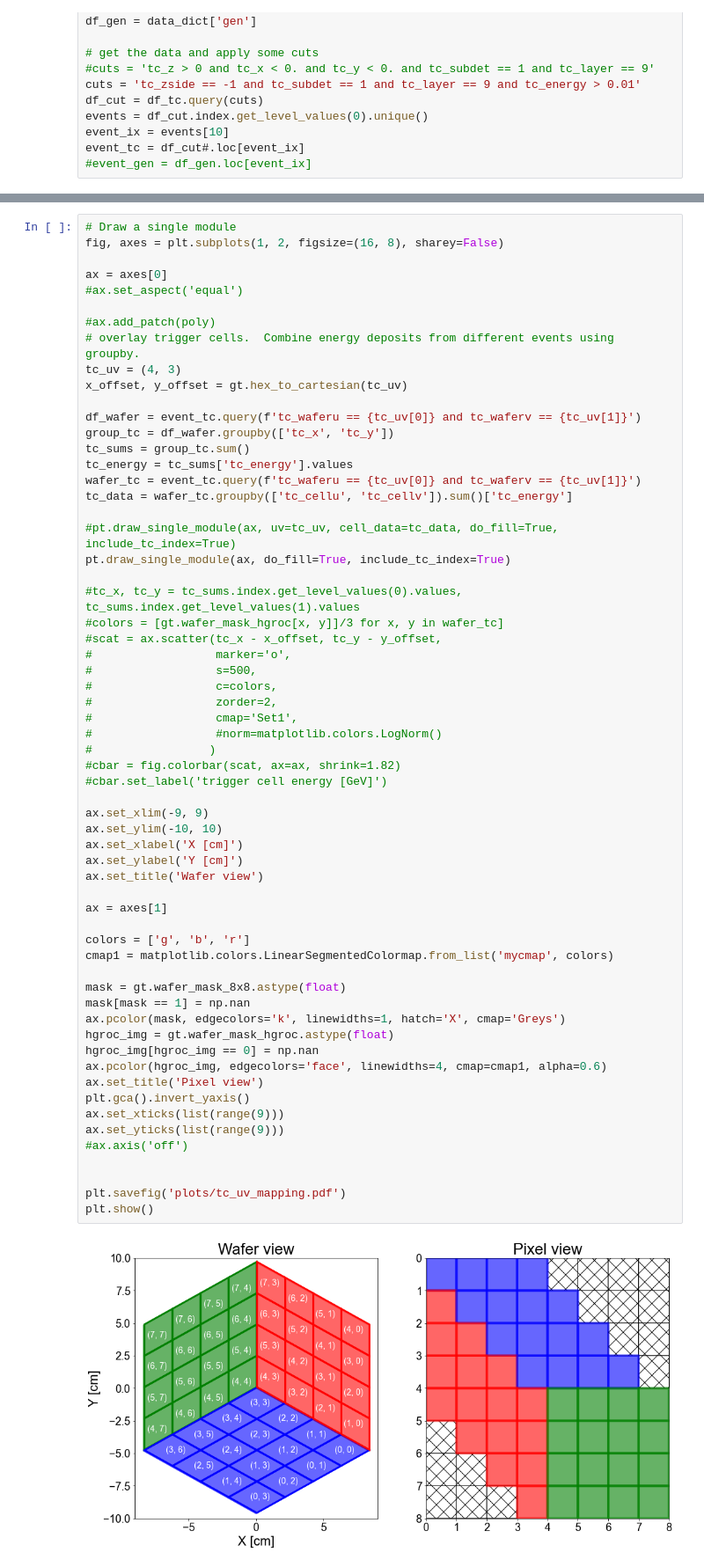
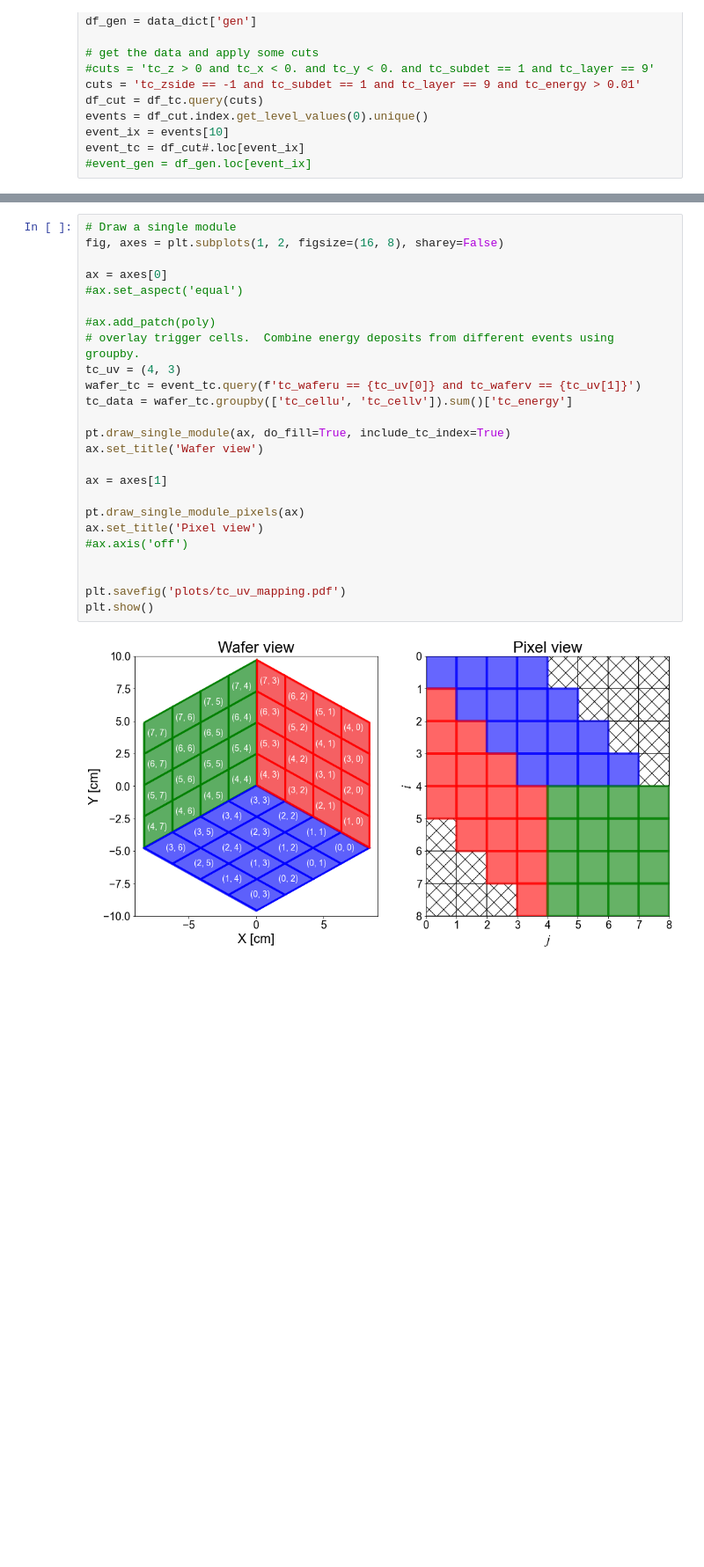
Before and after one commit to NWUHEP/hgcal-analysis, a Jupyter notebook: notebooks/tc_visualizer.ipynb, the cells around one changed output, grey strips where cells are left out. Shown at 88% size. Cells and saved outputs as stored; diff of their text form; blank space fills up the shorter version.

```diff
--- a/notebooks/tc_visualizer.ipynb
+++ b/notebooks/tc_visualizer.ipynb
@@ -162,66 +162,30 @@ plt.show()
 # %%
 # Draw a single module
 fig, axes = plt.subplots(1, 2, figsize=(16, 8), sharey=False)
 
 ax = axes[0]
 #ax.set_aspect('equal')
 
 #ax.add_patch(poly)
 # overlay trigger cells.  Combine energy deposits from different events using groupby.
 tc_uv = (4, 3)
-x_offset, y_offset = gt.hex_to_cartesian(tc_uv)
-
-df_wafer = event_tc.query(f'tc_waferu == {tc_uv[0]} and tc_waferv == {tc_uv[1]}')
-group_tc = df_wafer.groupby(['tc_x', 'tc_y'])
-tc_sums = group_tc.sum()
-tc_energy = tc_sums['tc_energy'].values
 wafer_tc = event_tc.query(f'tc_waferu == {tc_uv[0]} and tc_waferv == {tc_uv[1]}')
 tc_data = wafer_tc.groupby(['tc_cellu', 'tc_cellv']).sum()['tc_energy']
 
-#pt.draw_single_module(ax, uv=tc_uv, cell_data=tc_data, do_fill=True, include_tc_index=True)
 pt.draw_single_module(ax, do_fill=True, include_tc_index=True)
-
-#tc_x, tc_y = tc_sums.index.get_level_values(0).values, tc_sums.index.get_level_values(1).values
-#colors = [gt.wafer_mask_hgroc[x, y]]/3 for x, y in wafer_tc]
-#scat = ax.scatter(tc_x - x_offset, tc_y - y_offset,
-#                  marker='o',
-#                  s=500,
-#                  c=colors,
-#                  zorder=2,
-#                  cmap='Set1',
-#                  #norm=matplotlib.colors.LogNorm()
-#                 )
-#cbar = fig.colorbar(scat, ax=ax, shrink=1.82)
-#cbar.set_label('trigger cell energy [GeV]')
-
-ax.set_xlim(-9, 9)
-ax.set_ylim(-10, 10)
-ax.set_xlabel('X [cm]')
-ax.set_ylabel('Y [cm]')
 ax.set_title('Wafer view')
 
 ax = axes[1]
 
-colors = ['g', 'b', 'r']
-cmap1 = matplotlib.colors.LinearSegmentedColormap.from_list('mycmap', colors)
-
-mask = gt.wafer_mask_8x8.astype(float)
-mask[mask == 1] = np.nan
-ax.pcolor(mask, edgecolors='k', linewidths=1, hatch='X', cmap='Greys')
-hgroc_img = gt.wafer_mask_hgroc.astype(float)
-hgroc_img[hgroc_img == 0] = np.nan
-ax.pcolor(hgroc_img, edgecolors='face', linewidths=4, cmap=cmap1, alpha=0.6)
+pt.draw_single_module_pixels(ax)
 ax.set_title('Pixel view')
-plt.gca().invert_yaxis()
-ax.set_xticks(list(range(9)))
-ax.set_yticks(list(range(9)))
 #ax.axis('off')
 
 
 plt.savefig('plots/tc_uv_mapping.pdf')
 plt.show()
 # %% [output]
-[figure, old version]
+[figure, new version]
 # %%
 # Draw a single module
 fig, axes = plt.subplots(1, 2, figsize=(16, 8), sharey=False)
```
Also changed, not shown: parts of 6 cells of this notebook, 4 other files.
